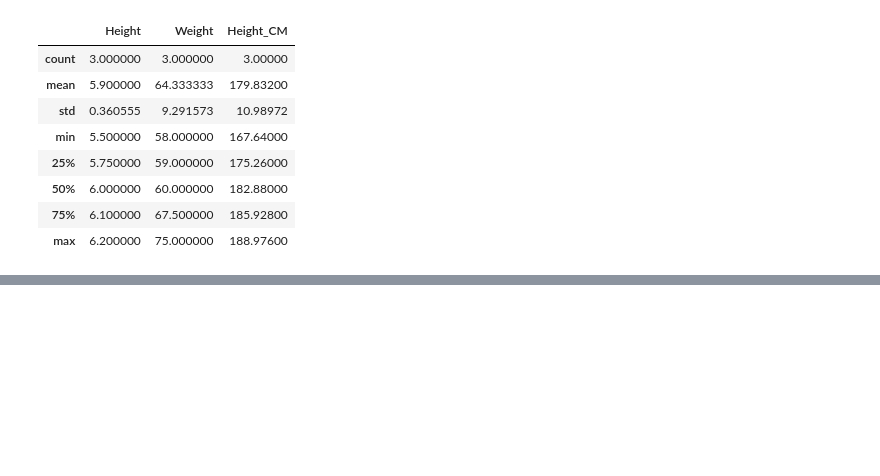
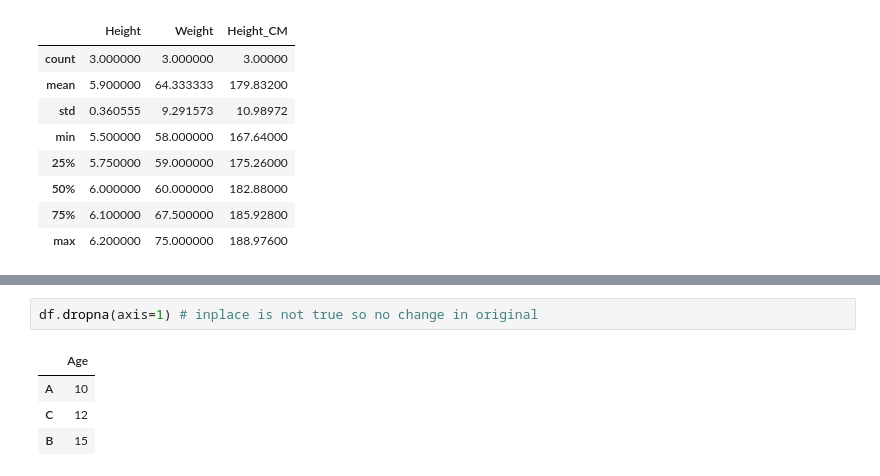
Before and after one commit to sks95/python_basics, a Jupyter notebook: pandas_pep.ipynb, the cells around one changed output, grey strips where cells are left out. Drawn from its saved outputs; the diff is of its cells as text; blank space fills up the shorter version.

```diff
--- a/pandas_pep.ipynb
+++ b/pandas_pep.ipynb
@@ -265,0 +288,7 @@ df.drop(columns = ['Height_CM'],index='A',inplace = True)
+# %%
+df.dropna(axis=1) # inplace is not true so no change in original
+# %% [output]
+|  | Age |
+| A | 10 |
+| C | 12 |
+| B | 15 |
```
Also changed, not shown: parts of 7 cells of this notebook.
